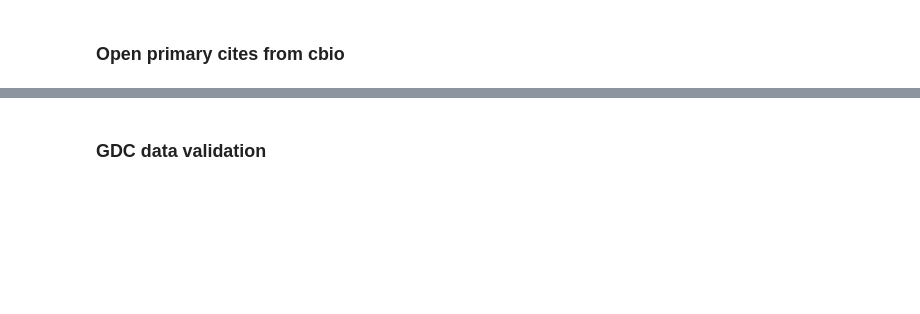
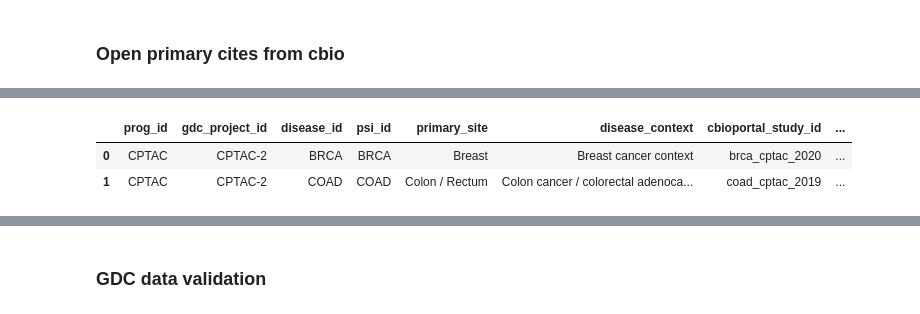
Before and after one commit to flalix/perturb_agent, a Jupyter notebook: notebooks/mtp_TCGA_52_PSI_all_PAADs_CasesSamplesMut.ipynb, the cells around one changed output, grey strips where cells are left out. Drawn from its saved outputs; the diff is of its cells as text; code cells hidden in the pictures; blank space fills up the shorter version.

```diff
--- a/notebooks/mtp_TCGA_52_PSI_all_PAADs_CasesSamplesMut.ipynb
+++ b/notebooks/mtp_TCGA_52_PSI_all_PAADs_CasesSamplesMut.ipynb
@@ -217,0 +238,9 @@ print("\n--------------- end ---------------")
+# %%
+prog_id = 'CPTAC'
+
+df_psi = gdc.get_primary_sites(prog_id=prog_id, verbose=verbose)
+df_psi.head(2)
+# %% [output]
+|  | prog_id | gdc_project_id | disease_id | psi_id | primary_site | disease_context | cbioportal_study_id | ... |
+| 0 | CPTAC | CPTAC-2 | BRCA | BRCA | Breast | Breast cancer context | brca_cptac_2020 | ... |
+| 1 | CPTAC | CPTAC-2 | COAD | COAD | Colon / Rectum | Colon cancer / colorectal adenoca... | coad_cptac_2019 | ... |
```
Also changed, not shown: parts of 11 cells of this notebook, 2 other files.
